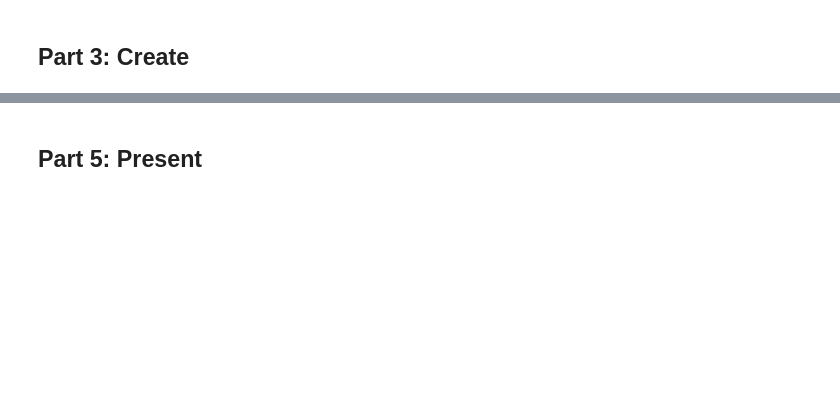
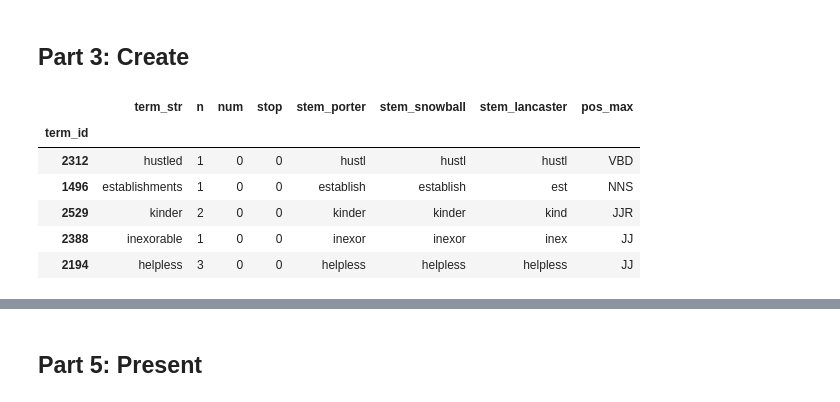
Before and after one commit to LaurenBassett/A-Christmas-Corpus, a Jupyter notebook: jme9rt_final_proj.ipynb, the cells around one changed output, grey strips where cells are left out. Cells and saved outputs as stored; diff of their text form; code cells hidden in the pictures; blank space fills up the shorter version.

```diff
--- a/jme9rt_final_proj.ipynb
+++ b/jme9rt_final_proj.ipynb
@@ -341,0 +343,10 @@ TOKEN['term_id'] = TOKEN.term_str.map(VOCAB.reset_index().set_index('term_str').
+# %%
+VOCAB.sample(5)
+# %% [output]
+|  | term_str | n | num | stop | stem_porter | stem_snowball | stem_lancaster | pos_max |
+| term_id |  |  |  |  |  |  |  |  |
+| 2312 | hustled | 1 | 0 | 0 | hustl | hustl | hustl | VBD |
+| 1496 | establishments | 1 | 0 | 0 | establish | establish | est | NNS |
+| 2529 | kinder | 2 | 0 | 0 | kinder | kinder | kind | JJR |
+| 2388 | inexorable | 1 | 0 | 0 | inexor | inexor | inex | JJ |
+| 2194 | helpless | 3 | 0 | 0 | helpless | helpless | helpless | JJ |
```
Also changed, not shown: parts of 14 cells of this notebook.
